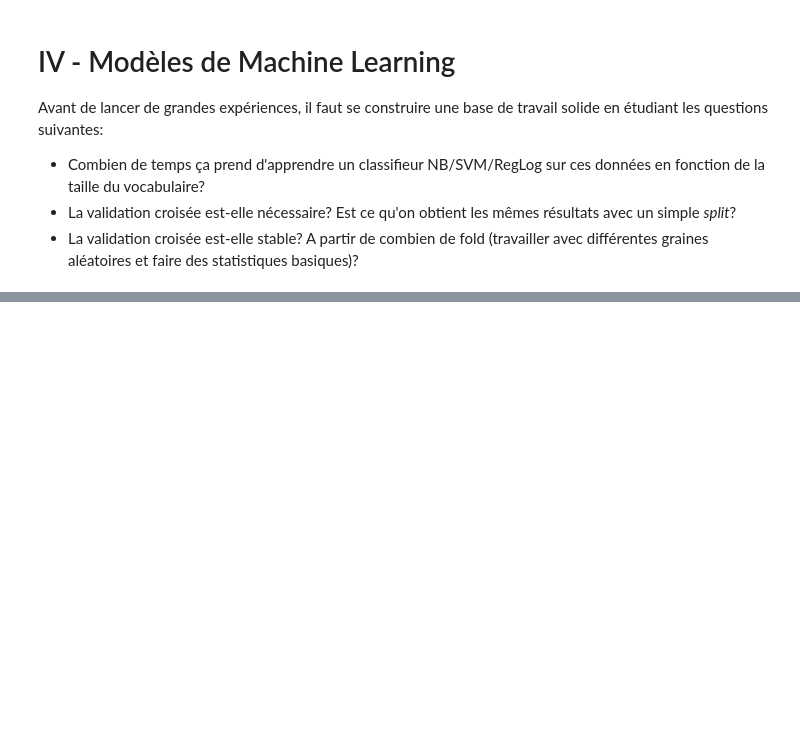
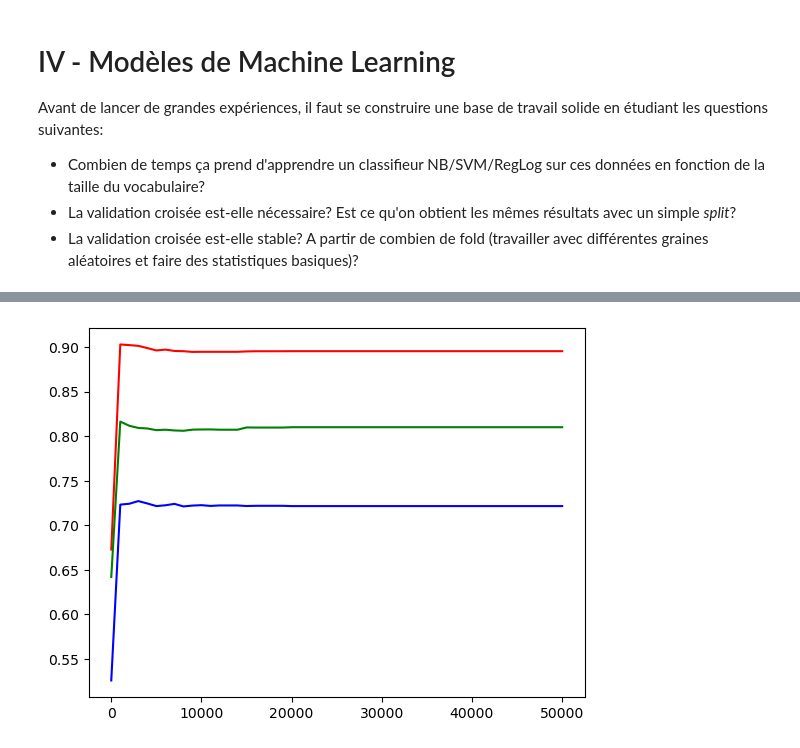
Before and after one commit to lucagortana/NLP-project, a Jupyter notebook: NLP_speech_project.ipynb, the cells around one changed output, grey strips where cells are left out. Cells and saved outputs as stored; diff of their text form; code cells hidden in the pictures; blank space fills up the shorter version.

```diff
--- a/NLP_speech_project.ipynb
+++ b/NLP_speech_project.ipynb
@@ -468,0 +849,34 @@ Les techniques sur lesquelles nous travaillons étant sujettes au sur-apprentiss
+# %%
+liste_df = []
+perf_nb_df = []
+perf_lr_df = []
+perf_svm_df = []
+
+for df in range(1,51000,1000):
+    liste_df.append(df)
+
+    vectorizer = CountVectorizer(ngram_range=(1,3), max_df=df)
+    x_train_df = vectorizer.fit_transform(x_fit)
+    x_test_df = vectorizer.transform(x_boost)
+
+    #Naïve Bayes
+    mod_nb = MultinomialNB()
+    mod_nb.fit(x_train_df, y_fit)
+    perf_nb_df.append(mod_nb.score(x_test_df, y_boost))
+
+    #Logistic Regression
+    mod_lr = LogisticRegression(random_state=0, C=1e-3)
+    mod_lr.fit(x_train_df, y_fit)
+    perf_lr_df.append(mod_lr.score(x_test_df, y_boost))
+
+    #Linear SVM
+    mod_svm = LinearSVC(random_state=0, tol=1e-5, C=1e-3)
+    mod_svm.fit(x_train_df, y_fit)
+    perf_svm_df.append(mod_svm.score(x_test_df, y_boost))
+# %%
+plt.plot(liste_df, perf_nb_df, 'r')
+plt.plot(liste_df, perf_lr_df, 'b')
+plt.plot(liste_df, perf_svm_df, 'g')
+plt.show()
+# %% [output]
+[figure, added]
```
Also changed, not shown: parts of 35 cells of this notebook.
